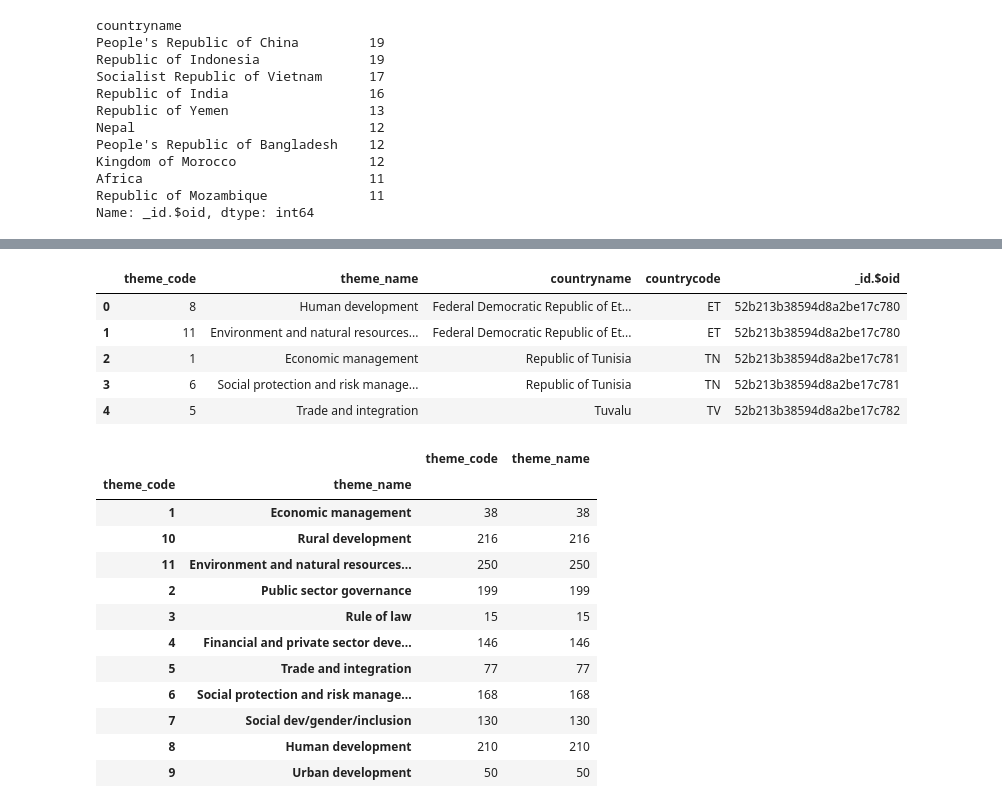
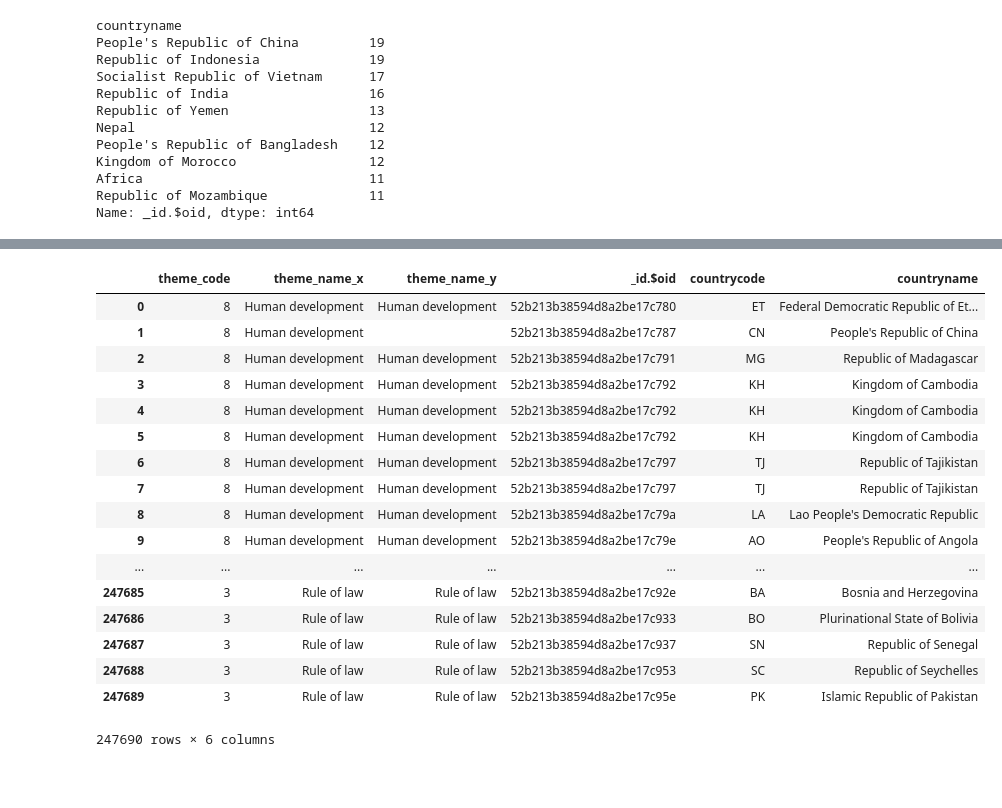
Before and after one commit to kalpananagireddy/Springboard-DataScience-Bootcamp, a Jupyter notebook: data_wrangling_json/sliderule_dsi_json_exercise.ipynb, the cells around one changed output, grey strips where cells are left out. Drawn from its saved outputs; the diff is of its cells as text; code cells hidden in the pictures; blank space fills up the shorter version.

```diff
--- a/data_wrangling_json/sliderule_dsi_json_exercise.ipynb
+++ b/data_wrangling_json/sliderule_dsi_json_exercise.ipynb
@@ -206,28 +167,21 @@ def replace_null (name,code):
-# %%
-
-df['theme_name']=df.apply(lambda row: replace_null (row['theme_name'],row['theme_code']),axis=1)
-# %%
-df.head()
-# %% [output]
-|  | theme_code | theme_name | countryname | countrycode | _id.$oid |
-| 0 | 8 | Human development | Federal Democratic Republic of Et... | ET | 52b213b38594d8a2be17c780 |
-| 1 | 11 | Environment and natural resources... | Federal Democratic Republic of Et... | ET | 52b213b38594d8a2be17c780 |
-| 2 | 1 | Economic management | Republic of Tunisia | TN | 52b213b38594d8a2be17c781 |
-| 3 | 6 | Social protection and risk manage... | Republic of Tunisia | TN | 52b213b38594d8a2be17c781 |
-| 4 | 5 | Trade and integration | Tuvalu | TV | 52b213b38594d8a2be17c782 |
-# %%
-df.groupby(['theme_code','theme_name'])[['theme_code','theme_name']].count()
-# %% [output]
-|  |  | theme_code | theme_name |
-| theme_code | theme_name |  |  |
-| 1 | Economic management | 38 | 38 |
-| 10 | Rural development | 216 | 216 |
-| 11 | Environment and natural resources... | 250 | 250 |
-| 2 | Public sector governance | 199 | 199 |
-| 3 | Rule of law | 15 | 15 |
-| 4 | Financial and private sector deve... | 146 | 146 |
-| 5 | Trade and integration | 77 | 77 |
-| 6 | Social protection and risk manage... | 168 | 168 |
-| 7 | Social dev/gender/inclusion | 130 | 130 |
-| 8 | Human development | 210 | 210 |
-| 9 | Urban development | 50 | 50 |
+# %%
+pd.merge(map_dict,df,left_on='theme_code',right_on='theme_code')
+# %% [output]
+|  | theme_code | theme_name_x | theme_name_y | _id.$oid | countrycode | countryname |
+| 0 | 8 | Human development | Human development | 52b213b38594d8a2be17c780 | ET | Federal Democratic Republic of Et... |
+| 1 | 8 | Human development |  | 52b213b38594d8a2be17c787 | CN | People's Republic of China |
+| 2 | 8 | Human development | Human development | 52b213b38594d8a2be17c791 | MG | Republic of Madagascar |
+| 3 | 8 | Human development | Human development | 52b213b38594d8a2be17c792 | KH | Kingdom of Cambodia |
+| 4 | 8 | Human development | Human development | 52b213b38594d8a2be17c792 | KH | Kingdom of Cambodia |
+| 5 | 8 | Human development | Human development | 52b213b38594d8a2be17c792 | KH | Kingdom of Cambodia |
+| 6 | 8 | Human development | Human development | 52b213b38594d8a2be17c797 | TJ | Republic of Tajikistan |
+| 7 | 8 | Human development | Human development | 52b213b38594d8a2be17c797 | TJ | Republic of Tajikistan |
+| 8 | 8 | Human development | Human development | 52b213b38594d8a2be17c79a | LA | Lao People's Democratic Republic |
+| 9 | 8 | Human development | Human development | 52b213b38594d8a2be17c79e | AO | People's Republic of Angola |
+| ... | ... | ... | ... | ... | ... | ... |
+| 247685 | 3 | Rule of law | Rule of law | 52b213b38594d8a2be17c92e | BA | Bosnia and Herzegovina |
+| 247686 | 3 | Rule of law | Rule of law | 52b213b38594d8a2be17c933 | BO | Plurinational State of Bolivia |
+| 247687 | 3 | Rule of law | Rule of law | 52b213b38594d8a2be17c937 | SN | Republic of Senegal |
+| 247688 | 3 | Rule of law | Rule of law | 52b213b38594d8a2be17c953 | SC | Republic of Seychelles |
+| 247689 | 3 | Rule of law | Rule of law | 52b213b38594d8a2be17c95e | PK | Islamic Republic of Pakistan |
+247690 rows × 6 columns
```
Also changed, not shown: parts of 9 cells of this notebook.
